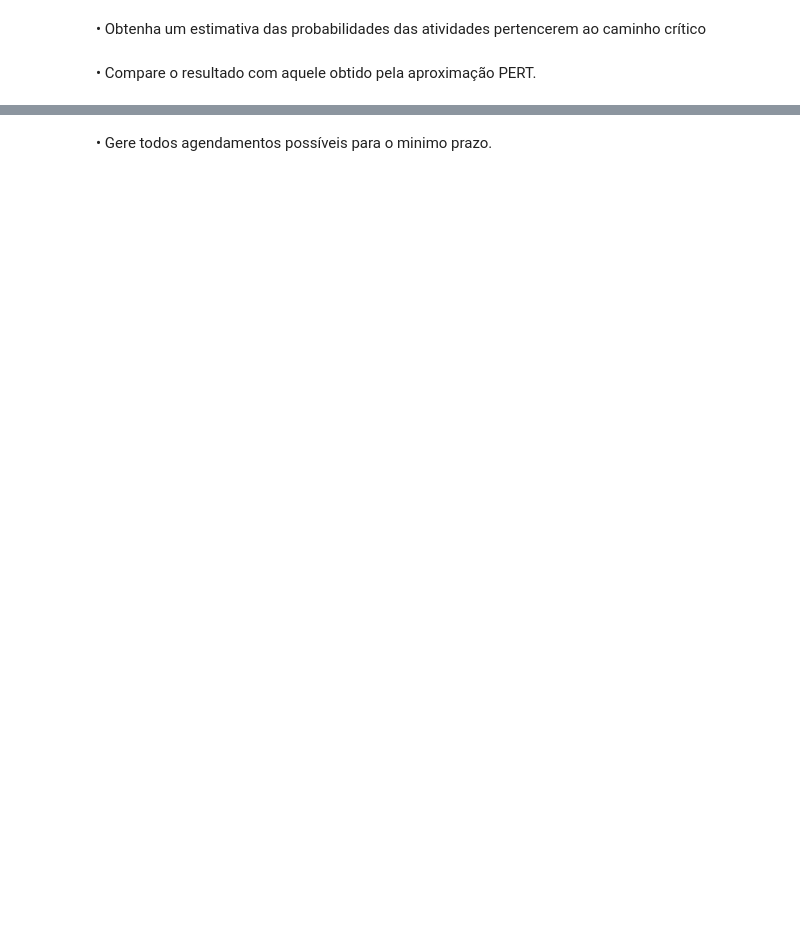
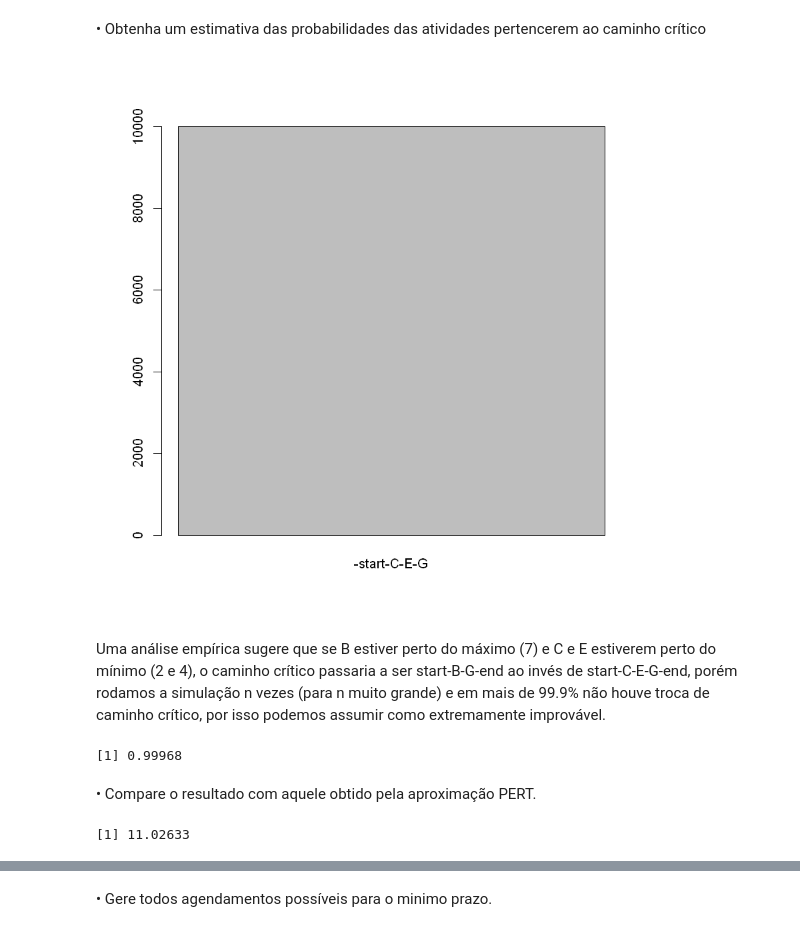
Before and after one commit to lfkopp/PPGI, a Jupyter notebook: ANALISE-RISCO/lista_5/lista_5.ipynb, the cells around one changed output, grey strips where cells are left out. Saved outputs shown, nothing was run; the diff lists cells and outputs as text; code cells hidden in the pictures; blank space fills up the shorter version.

```diff
--- a/ANALISE-RISCO/lista_5/lista_5.ipynb
+++ b/ANALISE-RISCO/lista_5/lista_5.ipynb
@@ -56,4 +105,50 @@ ERROR: Error in i + " ": argumento não-numérico para operador binário
 # %% [markdown]
 • Obtenha um estimativa das probabilidades das atividades pertencerem ao caminho crítico
+# %%
+resposta_final <- c()
+caminho <- c()
+for( h in 1:10000){
+precedencia <-  list(c("start","A",rtriangle(1,1,4,2)),
+                     c("start","B",rtriangle(1,5,7,6)),
+                     c("start","C",rtriangle(1,2,5,4)),
+                     c("A","F",rtriangle(1,3,5,4)),
+                     c("A","D",rtriangle(1,1,4,3)),
+                     c("B","G",rtriangle(1,1,3,2)),
+                     c("C","E",rtriangle(1,4,7,5)),
+                     c("D","G",rtriangle(1,1,3,2)),
+                     c("E","G",rtriangle(1,1,3,2)),
+                     c("F","end",0),c("G","end",0))
+simula(precedencia)
+caminho <<- c(caminho,ant)
+}
+barplot(table(caminho))
+# %% [output]
+[figure, added]
+# %% [markdown]
+Uma análise empírica sugere que se B estiver perto do máximo (7) e C e E estiverem perto do mínimo (2 e 4), o caminho crítico passaria a ser start-B-G-end ao invés de start-C-E-G-end, porém rodamos a simulação n vezes (para n muito grande) e em mais de 99.9% não houve troca de caminho crítico, por isso podemos assumir como extremamente improvável.
+# %%
+n <- 1000000
+c <- rtriangle(n,2,5,4) + rtriangle(n,4,7,5) - rtriangle(n,5,7,6)
+sum(c>=0)/length(c)
+# %% [output]
+[1] 0.99968
 # %% [markdown]
 • Compare o resultado com aquele obtido pela aproximação PERT.
+# %%
+resposta_final <- c()
+for( h in 1:10000){
+precedencia <-  list(c("start","A",rtriangle(1,1,4,2)),
+                     c("start","B",rtriangle(1,5,7,6)),
+                     c("start","C",rtriangle(1,2,5,4)),
+                     c("A","F",rtriangle(1,3,5,4)),
+                     c("A","D",rtriangle(1,1,4,3)),
+                     c("B","G",rtriangle(1,1,3,2)),
+                     c("C","E",rtriangle(1,4,7,5)),
+                     c("D","G",rtriangle(1,1,3,2)),
+                     c("E","G",rtriangle(1,1,3,2)),
+                     c("F","end",0),c("G","end",0))
+simula(precedencia)
+}
+mean(resposta_final)
+# %% [output]
+[1] 11.02633
```
Also changed, not shown: parts of 32 cells of this notebook, 18 other files.
